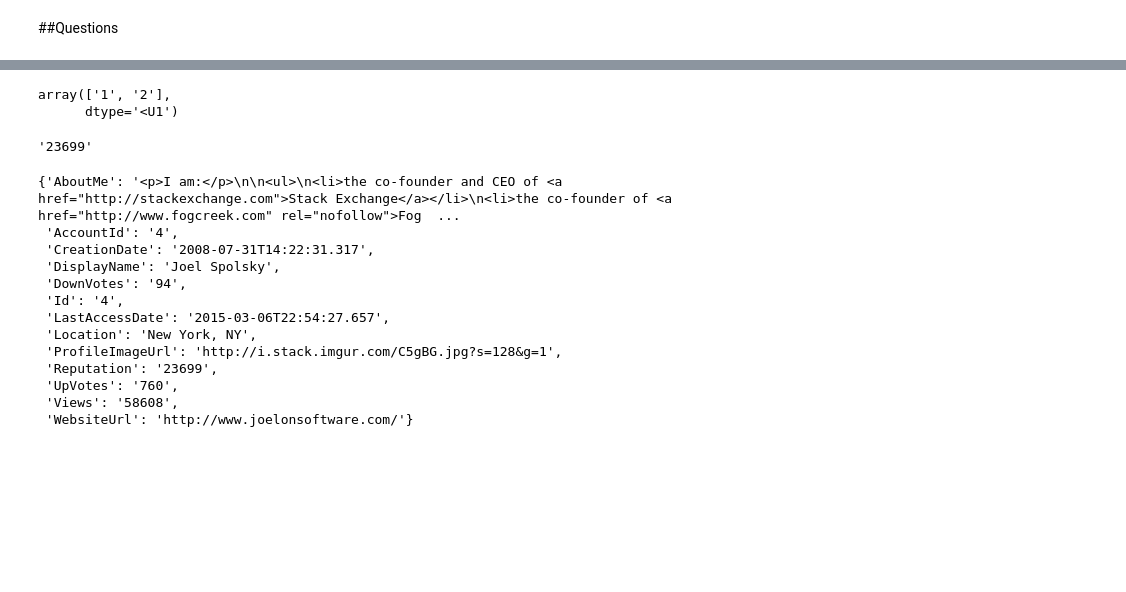
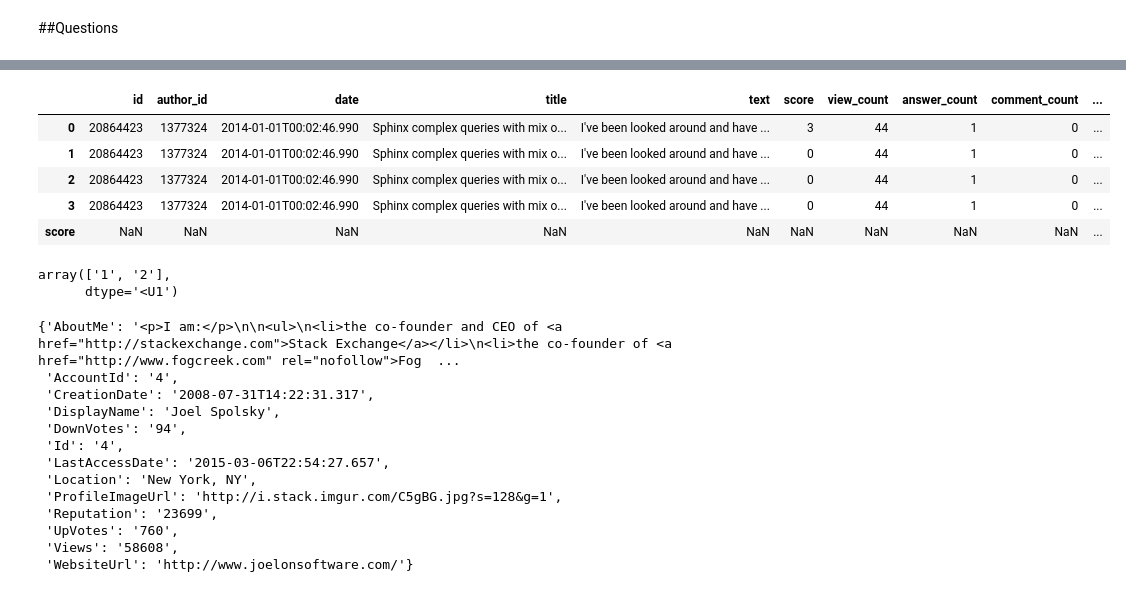
Before and after one commit to mavillard/so, a Jupyter notebook: so_xml.ipynb, the cells around one changed output, grey strips where cells are left out. Drawn from its saved outputs; the diff is of its cells as text; code cells hidden in the pictures; blank space fills up the shorter version.

```diff
--- a/so_xml.ipynb
+++ b/so_xml.ipynb
@@ -147,12 +201,19 @@ for event, elem in iterparser:
+# %%
+questions_df
+# %% [output]
+|  | id | author_id | date | title | text | score | view_count | answer_count | comment_count | ... |
+| 0 | 20864423 | 1377324 | 2014-01-01T00:02:46.990 | Sphinx complex queries with mix o... | I've been looked around and have ... | 3 | 44 | 1 | 0 | ... |
+| 1 | 20864423 | 1377324 | 2014-01-01T00:02:46.990 | Sphinx complex queries with mix o... | I've been looked around and have ... | 0 | 44 | 1 | 0 | ... |
+| 2 | 20864423 | 1377324 | 2014-01-01T00:02:46.990 | Sphinx complex queries with mix o... | I've been looked around and have ... | 0 | 44 | 1 | 0 | ... |
+| 3 | 20864423 | 1377324 | 2014-01-01T00:02:46.990 | Sphinx complex queries with mix o... | I've been looked around and have ... | 0 | 44 | 1 | 0 | ... |
+| score | NaN | NaN | NaN | NaN | NaN | NaN | NaN | NaN | NaN | ... |
 # %%
 np.array(['1','2'])
 # %% [output]
 array(['1', '2'],
       dtype='<U1')
 # %%
-elem.get('Reputation')
+elem.get('OwnerId')
-# %% [output]
-'23699'
 # %%
 dict(elem.items())
 # %% [output]
```
Also changed, not shown: parts of 6 cells of this notebook.
